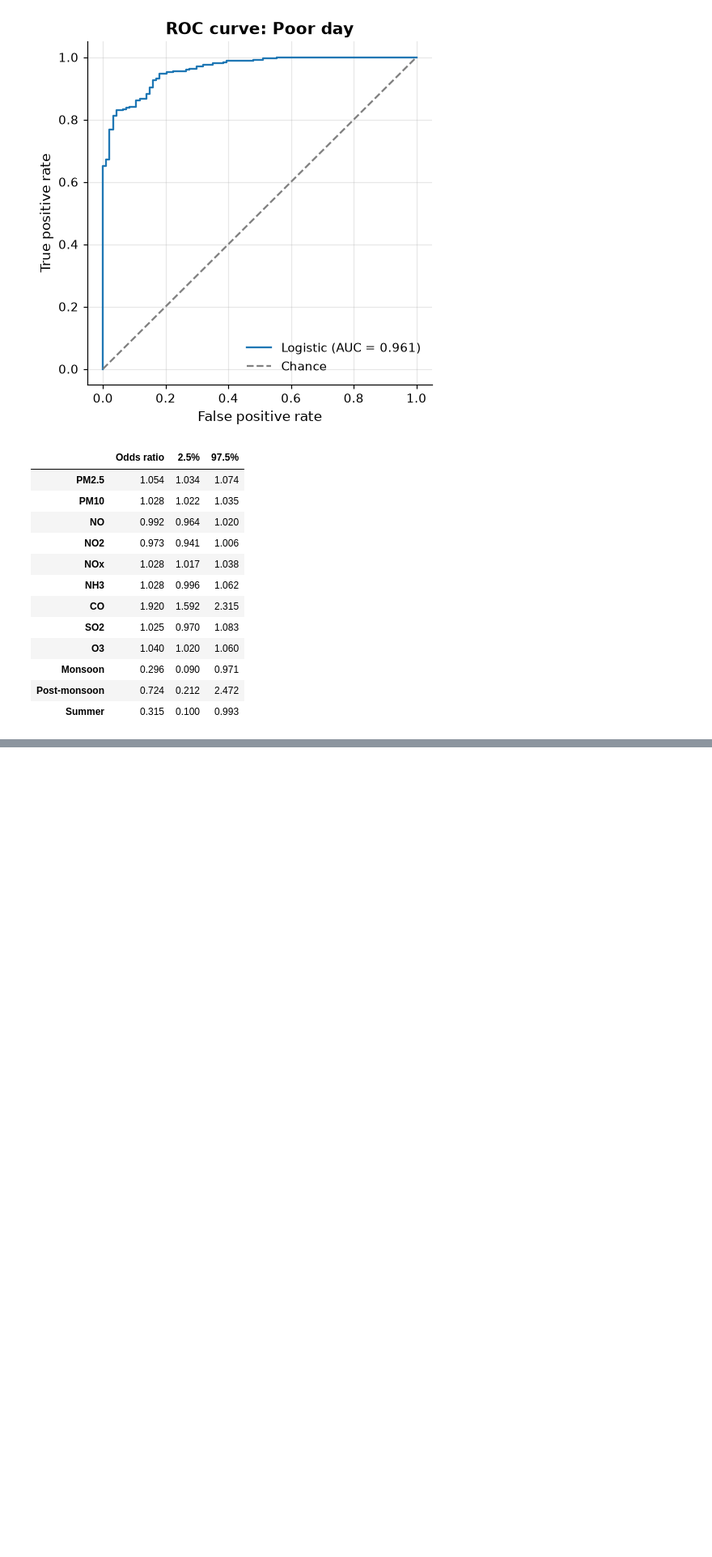
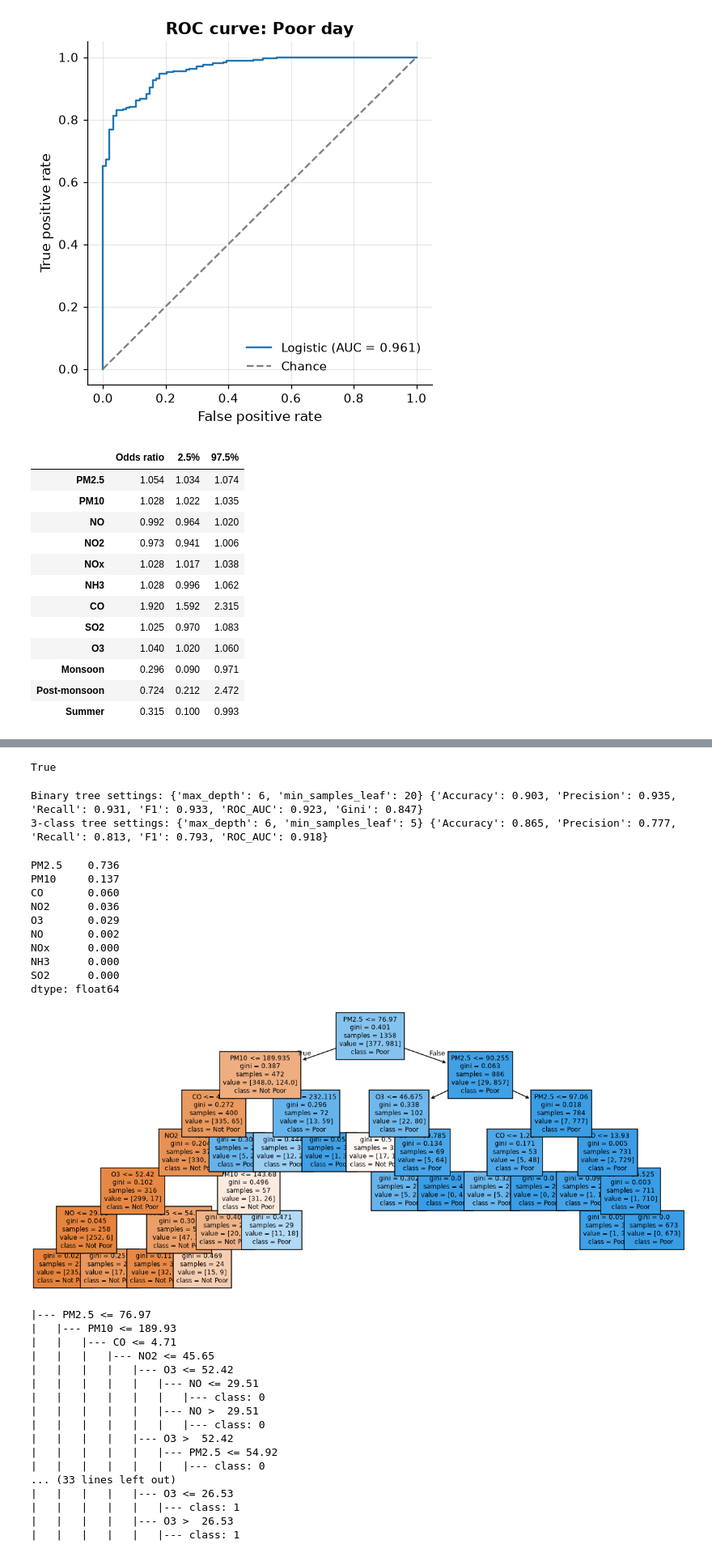
Before and after one commit to forgeth2006/aqi-predictive-analytics, a Jupyter notebook: notebooks/04_classification.ipynb, the cells around one changed output, grey strips where cells are left out. Shown at 81% size. Drawn from its saved outputs; the diff is of its cells as text; code cells hidden in the pictures; blank space fills up the shorter version.

```diff
--- a/notebooks/04_classification.ipynb
+++ b/notebooks/04_classification.ipynb
@@ -138,0 +257,69 @@ clf_results = [{"Model": "Logistic regression", **m}]
+# %%
+print(mnl.mle_retvals["converged"])
+# %% [output]
+True
+# %%
+from sklearn.tree import DecisionTreeClassifier, plot_tree, export_text
+from sklearn.model_selection import GridSearchCV, StratifiedKFold
+
+def fit_tree(Xtr, ytr, scoring):
+    cv = StratifiedKFold(5, shuffle=True, random_state=SEED)
+    grid = {"max_depth": [2, 3, 4, 5, 6], "min_samples_leaf": [5, 10, 20]}
+    gs = GridSearchCV(DecisionTreeClassifier(criterion="gini", random_state=SEED),
+                      grid, cv=cv, scoring=scoring)
+    gs.fit(Xtr, ytr)
+    return gs.best_estimator_, gs.best_params_
+
+# Binary: Poor day
+tree_b, bp_b = fit_tree(X_tr[POLLUTANTS], y_tr, "roc_auc")
+p_tb = tree_b.predict_proba(X_te[POLLUTANTS])[:, 1]
+mb = classification_metrics(y_te, tree_b.predict(X_te[POLLUTANTS]), p_tb)
+mb["Gini"] = 2 * mb["ROC_AUC"] - 1
+
+# 3-class: AQI group (macro-F1 so the rare Low class counts)
+tree_3, bp_3 = fit_tree(Xp_tr, y_tr3, "f1_macro")
+m_t3 = classification_metrics(y_te3, tree_3.predict(Xp_te), tree_3.predict_proba(Xp_te))
+
+print("Binary tree settings:", bp_b, {k: round(v, 3) for k, v in mb.items()})
+print("3-class tree settings:", bp_3, {k: round(v, 3) for k, v in m_t3.items()})
+# %% [output]
+Binary tree settings: {'max_depth': 6, 'min_samples_leaf': 20} {'Accuracy': 0.903, 'Precision': 0.935, 'Recall': 0.931, 'F1': 0.933, 'ROC_AUC': 0.923, 'Gini': 0.847}
+3-class tree settings: {'max_depth': 6, 'min_samples_leaf': 5} {'Accuracy': 0.865, 'Precision': 0.777, 'Recall': 0.813, 'F1': 0.793, 'ROC_AUC': 0.918}
+# %%
+imp = pd.Series(tree_b.feature_importances_, index=POLLUTANTS).sort_values(ascending=False)
+print(imp.round(3))
+
+fig, ax = plt.subplots(figsize=(14, 6))
+plot_tree(tree_b, feature_names=POLLUTANTS, class_names=["Not Poor", "Poor"],
+          filled=True, fontsize=8, ax=ax)
+plt.show()
+print(export_text(tree_b, feature_names=POLLUTANTS))
+# %% [output]
+PM2.5    0.736
+PM10     0.137
+CO       0.060
+NO2      0.036
+O3       0.029
+NO       0.002
+NOx      0.000
+NH3      0.000
+SO2      0.000
+dtype: float64
+[figure, added]
+|--- PM2.5 <= 76.97
+|   |--- PM10 <= 189.93
+|   |   |--- CO <= 4.71
+|   |   |   |--- NO2 <= 45.65
+|   |   |   |   |--- O3 <= 52.42
+|   |   |   |   |   |--- NO <= 29.51
+|   |   |   |   |   |   |--- class: 0
+|   |   |   |   |   |--- NO >  29.51
+|   |   |   |   |   |   |--- class: 0
+|   |   |   |   |--- O3 >  52.42
+|   |   |   |   |   |--- PM2.5 <= 54.92
+|   |   |   |   |   |   |--- class: 0
+... (33 lines left out)
+|   |   |   |   |--- O3 <= 26.53
+|   |   |   |   |   |--- class: 1
+|   |   |   |   |--- O3 >  26.53
+|   |   |   |   |   |--- class: 1
```
Also changed, not shown: parts of 10 cells of this notebook.
